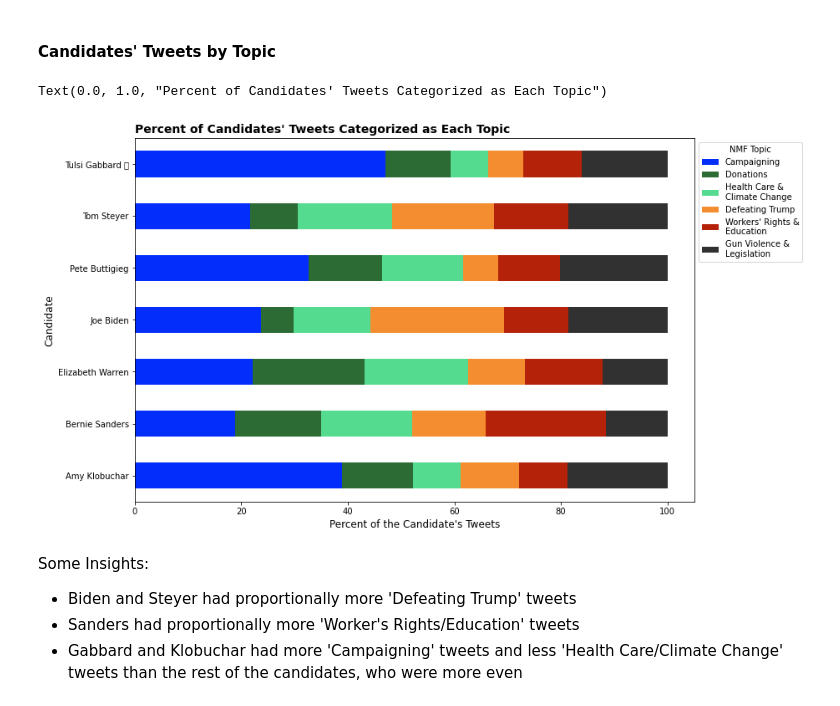
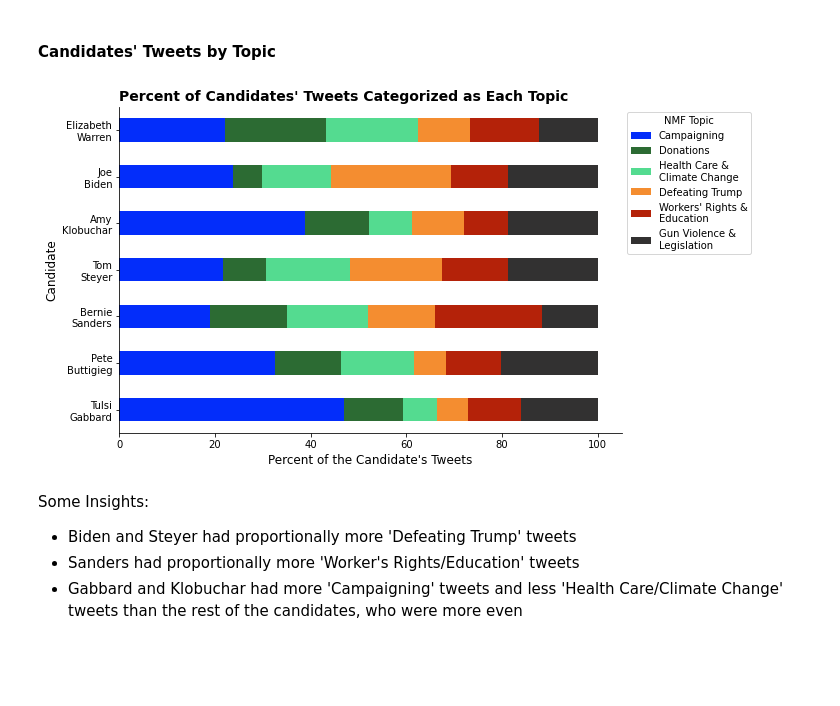
Before and after one commit to OutlawSapper/ANLY580_Project2, a Jupyter notebook: TopicModeling.ipynb, the cells around one changed output. Drawn from its saved outputs; the diff is of its cells as text; code cells hidden in the pictures; blank space fills up the shorter version.

```diff
--- a/TopicModeling.ipynb
+++ b/TopicModeling.ipynb
@@ -26,3 +26,21 @@ DF.head()
 | 2 | 2020-03-02 00:28:06+00:00 | 1234274246500720640 | Today, we walked hand-in-hand acr... | Amy Klobuchar | en |
 | 3 | 2020-03-01 20:01:05+00:00 | 1234207050034491392 | One way we can make sure kids get... | Amy Klobuchar | en |
 | 4 | 2020-03-01 17:30:05+00:00 | 1234169049573134337 | 13 newspapers, from coast to coas... | Amy Klobuchar | en |
+# %%
+# Plotting the number of tweets for each candidate
+candidate_order = DF['UserName'].value_counts().index
+
+fig, ax = plt.subplots(figsize = (4.5,4))
+fig.patch.set_facecolor('white')
+sns.countplot(y='UserName', data=DF, color='#154172', ax=ax,
+              order=candidate_order)
+ax.set_xlabel('Number of Tweets', fontsize = 12)
+ax.set_ylabel(None)
+ax.set_yticklabels(('Elizabeth\nWarren', 'Joe\nBiden',
+                    'Amy\nKlobuchar', 'Tom\nSteyer',
+                    'Bernie\nSanders', 'Pete\nButtigieg',
+                    'Tulsi\nGabbard'))
+ax.set_title("Candidates' Tweet Frequencies",
+             loc = 'left', fontweight = 'semibold', fontsize = 14)
+ax.spines['right'].set_visible(False)
+ax.spines['top'].set_visible(False)
@@ -784,20 +806,28 @@ perDF = (authorDF[['Campaigning','Donations','HealthCare_ClimateChange',
          .apply(lambda x: x*100/sum(x), axis=1))
 # %%
 # Plotting percent of candidates' tweets by topic
-fig, ax = plt.subplots(figsize = (12,8))
-perDF.plot(kind='barh', stacked=True, ax=ax, color=colors)
+fig, ax = plt.subplots(figsize = (9,6))
+fig.patch.set_facecolor('white')
+perDF.reindex(candidate_order).plot(kind='barh', stacked=True, ax=ax, color=colors)
 plt.legend(labels = ['Campaigning', 'Donations',
                       'Health Care &\nClimate Change', 'Defeating Trump',
                       "Workers' Rights &\nEducation", 'Gun Violence &\nLegislation'],
            title = "NMF Topic",
            bbox_to_anchor=(1,1))
+#ax.get_legend().remove()
+ax.invert_yaxis()
 ax.set_xlabel("Percent of the Candidate's Tweets", fontsize = 12)
 ax.set_ylabel('Candidate', fontsize = 12)
+ax.set_yticklabels(('Elizabeth\nWarren', 'Joe\nBiden',
+                    'Amy\nKlobuchar', 'Tom\nSteyer',
+                    'Bernie\nSanders', 'Pete\nButtigieg',
+                    'Tulsi\nGabbard'))
 ax.set_title("Percent of Candidates' Tweets Categorized as Each Topic",
              loc = 'left', fontweight = 'semibold', fontsize = 14)
+ax.spines['right'].set_visible(False)
+ax.spines['top'].set_visible(False)
 # %% [output]
-Text(0.0, 1.0, "Percent of Candidates' Tweets Categorized as Each Topic")
-[figure, old version]
+[figure, new version]
 # %% [markdown]
 Some Insights:
 - Biden and Steyer had proportionally more 'Defeating Trump' tweets
```
Also changed, not shown: parts of 2 cells of this notebook, 1 other file.
